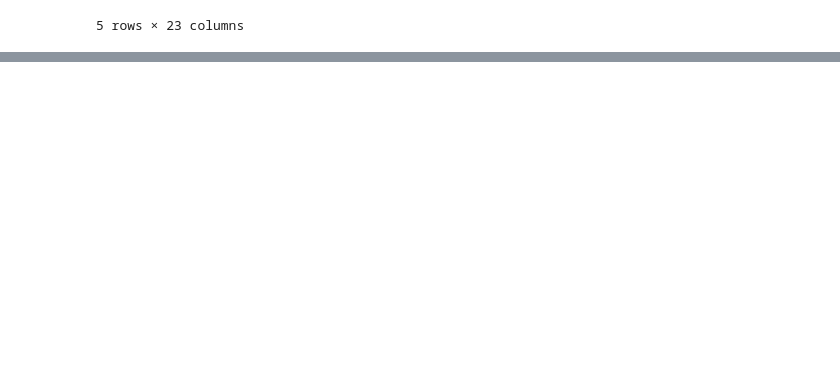
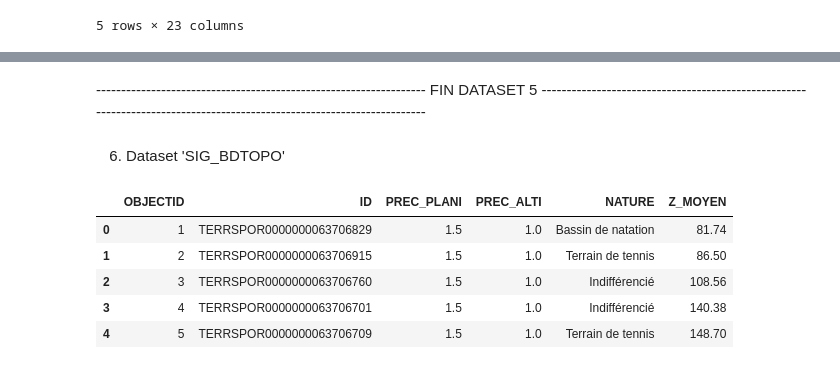
Before and after one commit to S0nia11/Projet_Sp-, a Jupyter notebook: Nettoyage data/Datasets/Equipements/Nettoyage_datasets_equip.ipynb, the cells around one changed output, grey strips where cells are left out. Saved outputs shown, nothing was run; the diff lists cells and outputs as text; code cells hidden in the pictures; blank space fills up the shorter version.

```diff
--- a/Nettoyage data/Datasets/Equipements/Nettoyage_datasets_equip.ipynb
+++ b/Nettoyage data/Datasets/Equipements/Nettoyage_datasets_equip.ipynb
@@ -90,0 +106,14 @@ df_re_eq.head()
+# %% [markdown]
+------------------------------------------------------------------ FIN DATASET 5 -----------------------------------------------------------------------------------------------------------------------
+# %% [markdown]
+6. Dataset 'SIG_BDTOPO'
+# %%
+df_bd = pd.read_csv('SIG_BDTOPO.csv')
+df_bd.head()
+# %% [output]
+|  | OBJECTID | ID | PREC_PLANI | PREC_ALTI | NATURE | Z_MOYEN |
+| 0 | 1 | TERRSPOR0000000063706829 | 1.5 | 1.0 | Bassin de natation | 81.74 |
+| 1 | 2 | TERRSPOR0000000063706915 | 1.5 | 1.0 | Terrain de tennis | 86.50 |
+| 2 | 3 | TERRSPOR0000000063706760 | 1.5 | 1.0 | Indifférencié | 108.56 |
+| 3 | 4 | TERRSPOR0000000063706701 | 1.5 | 1.0 | Indifférencié | 140.38 |
+| 4 | 5 | TERRSPOR0000000063706709 | 1.5 | 1.0 | Terrain de tennis | 148.70 |
```
Also changed, not shown: parts of 5 cells of this notebook, 3 other files.
